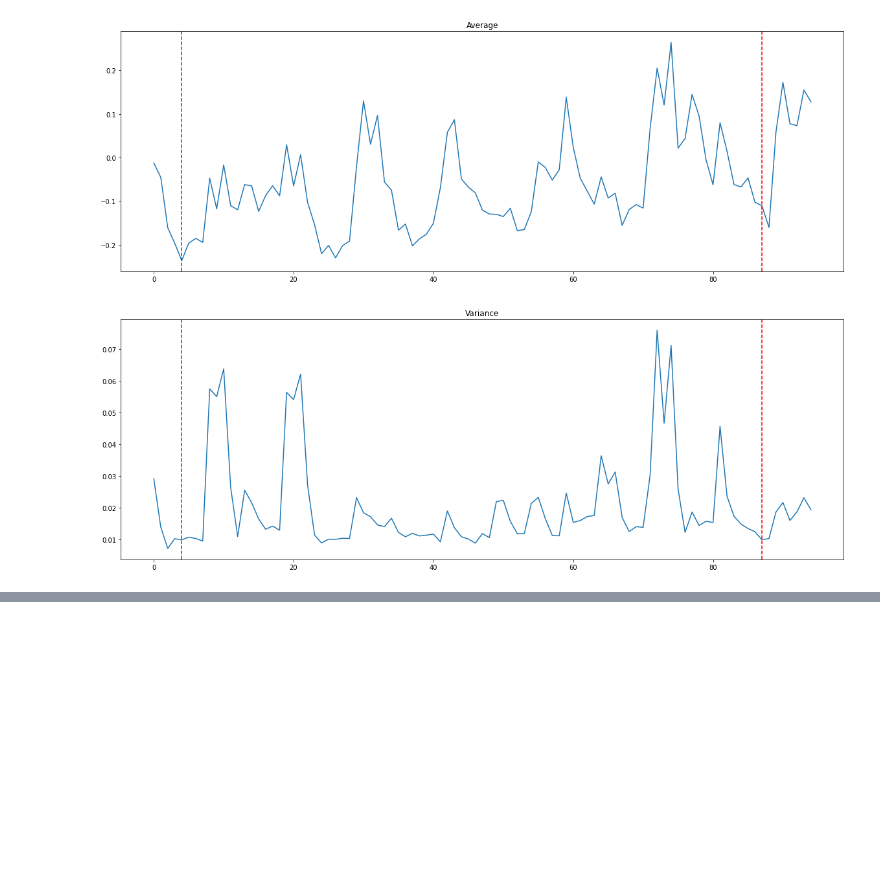
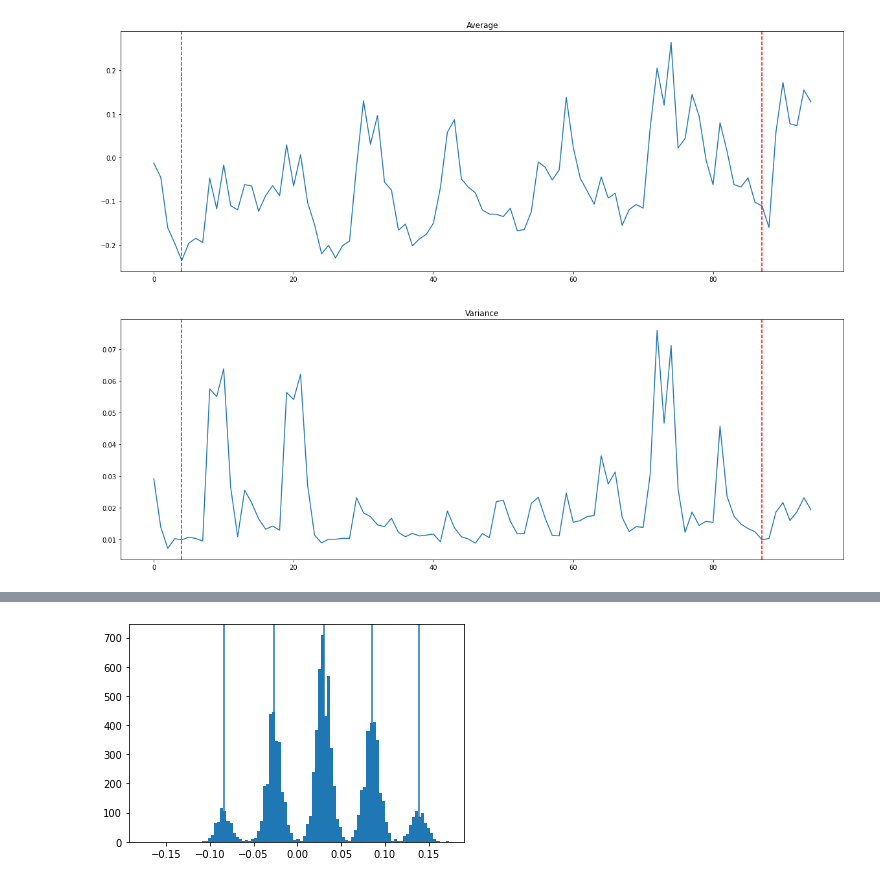
Before and after one commit to team-cryptonight/prob5, a Jupyter notebook: Pr5-Preliminary.ipynb, the cells around one changed output, grey strips where cells are left out. Saved outputs shown, nothing was run; the diff lists cells and outputs as text; code cells hidden in the pictures; blank space fills up the shorter version.

```diff
--- a/Pr5-Preliminary.ipynb
+++ b/Pr5-Preliminary.ipynb
@@ -85,0 +119,11 @@ plt.show()
+# %%
+from scipy.stats import binom
+sig = traces[:, roiL + 19]
+plt.hist(sig, bins=100)
+n = 4
+p = 0.5
+for x in [np.quantile(sig, binom.cdf(i, n, p) - binom.pmf(i, n, p) / 2) for i in range(0, n+1)]:
+    plt.axvline(x)
+plt.show()
+# %% [output]
+[figure, added]
```
Also changed, not shown: parts of 11 cells of this notebook.
